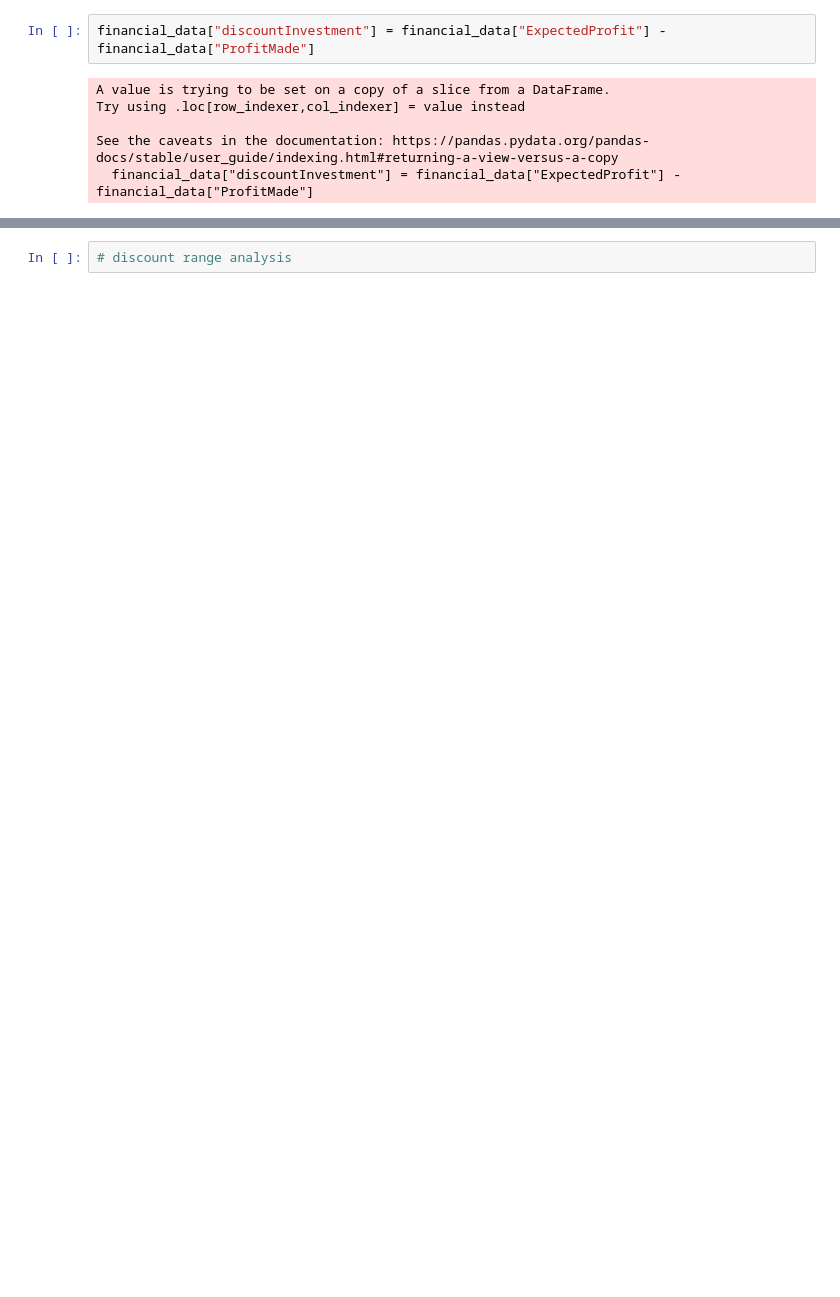
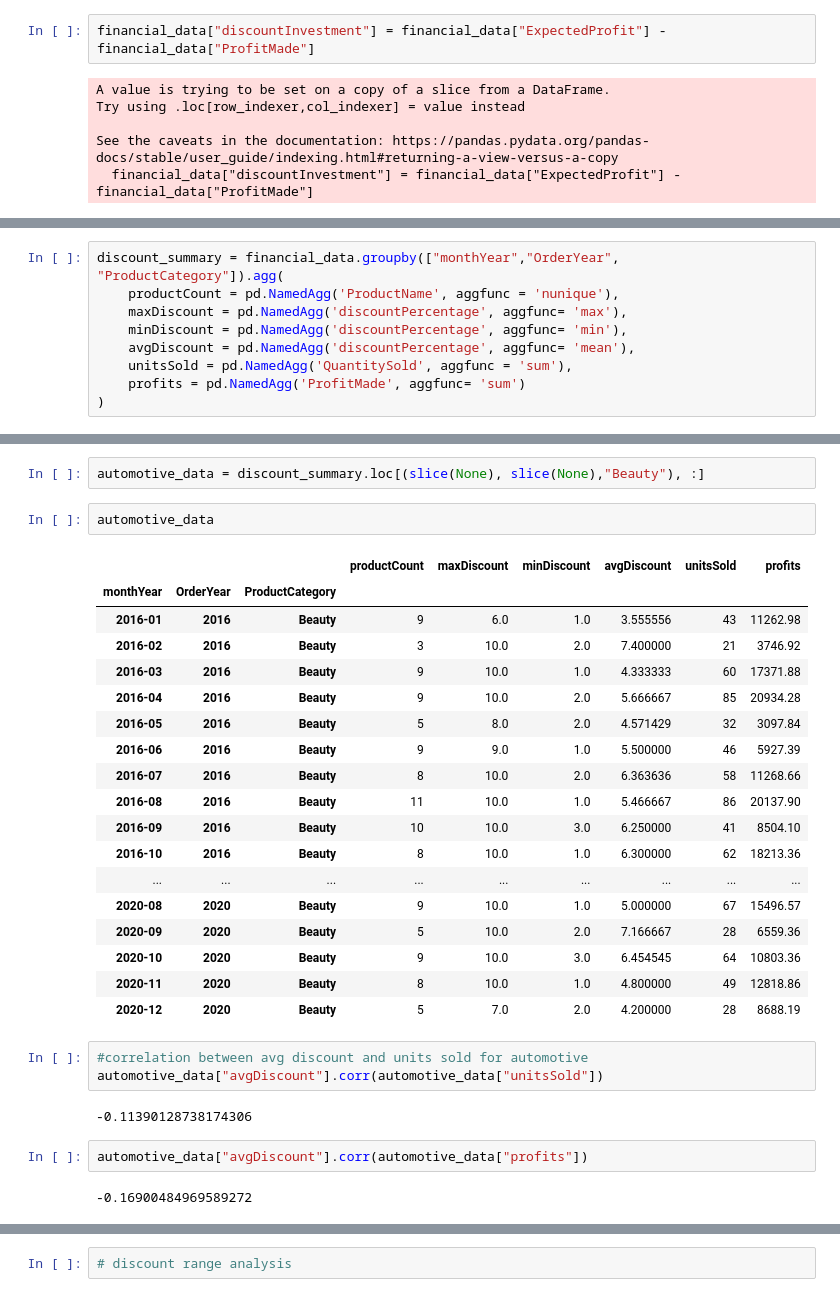
Before and after one commit to josephine-amponsah/ecommerce-data-analysis, a Jupyter notebook: notebooks/exploratory-analysis.ipynb, the cells around one changed output, grey strips where cells are left out. Saved outputs shown, nothing was run; the diff lists cells and outputs as text; blank space fills up the shorter version.

```diff
--- a/notebooks/exploratory-analysis.ipynb
+++ b/notebooks/exploratory-analysis.ipynb
@@ -523,0 +518,9 @@ plt.plot()
+# %%
+discount_summary = financial_data.groupby(["monthYear","OrderYear", "ProductCategory"]).agg(
+    productCount = pd.NamedAgg('ProductName', aggfunc = 'nunique'),
+    maxDiscount = pd.NamedAgg('discountPercentage', aggfunc= 'max'),
+    minDiscount = pd.NamedAgg('discountPercentage', aggfunc= 'min'),
+    avgDiscount = pd.NamedAgg('discountPercentage', aggfunc= 'mean'),
+    unitsSold = pd.NamedAgg('QuantitySold', aggfunc = 'sum'),
+    profits = pd.NamedAgg('ProfitMade', aggfunc= 'sum')
+)
@@ -523,0 +537,32 @@ plt.plot()
+# %%
+automotive_data = discount_summary.loc[(slice(None), slice(None),"Beauty"), :]
+# %%
+automotive_data
+# %% [output]
+|  |  |  | productCount | maxDiscount | minDiscount | avgDiscount | unitsSold | profits |
+| monthYear | OrderYear | ProductCategory |  |  |  |  |  |  |
+| 2016-01 | 2016 | Beauty | 9 | 6.0 | 1.0 | 3.555556 | 43 | 11262.98 |
+| 2016-02 | 2016 | Beauty | 3 | 10.0 | 2.0 | 7.400000 | 21 | 3746.92 |
+| 2016-03 | 2016 | Beauty | 9 | 10.0 | 1.0 | 4.333333 | 60 | 17371.88 |
+| 2016-04 | 2016 | Beauty | 9 | 10.0 | 2.0 | 5.666667 | 85 | 20934.28 |
+| 2016-05 | 2016 | Beauty | 5 | 8.0 | 2.0 | 4.571429 | 32 | 3097.84 |
+| 2016-06 | 2016 | Beauty | 9 | 9.0 | 1.0 | 5.500000 | 46 | 5927.39 |
+| 2016-07 | 2016 | Beauty | 8 | 10.0 | 2.0 | 6.363636 | 58 | 11268.66 |
+| 2016-08 | 2016 | Beauty | 11 | 10.0 | 1.0 | 5.466667 | 86 | 20137.90 |
+| 2016-09 | 2016 | Beauty | 10 | 10.0 | 3.0 | 6.250000 | 41 | 8504.10 |
+| 2016-10 | 2016 | Beauty | 8 | 10.0 | 1.0 | 6.300000 | 62 | 18213.36 |
+| ... | ... | ... | ... | ... | ... | ... | ... | ... |
+| 2020-08 | 2020 | Beauty | 9 | 10.0 | 1.0 | 5.000000 | 67 | 15496.57 |
+| 2020-09 | 2020 | Beauty | 5 | 10.0 | 2.0 | 7.166667 | 28 | 6559.36 |
+| 2020-10 | 2020 | Beauty | 9 | 10.0 | 3.0 | 6.454545 | 64 | 10803.36 |
+| 2020-11 | 2020 | Beauty | 8 | 10.0 | 1.0 | 4.800000 | 49 | 12818.86 |
+| 2020-12 | 2020 | Beauty | 5 | 7.0 | 2.0 | 4.200000 | 28 | 8688.19 |
+# %%
+#correlation between avg discount and units sold for automotive
+automotive_data["avgDiscount"].corr(automotive_data["unitsSold"])
+# %% [output]
+-0.11390128738174306
+# %%
+automotive_data["avgDiscount"].corr(automotive_data["profits"])
+# %% [output]
+-0.16900484969589272
```
Also changed, not shown: parts of 21 cells of this notebook.
